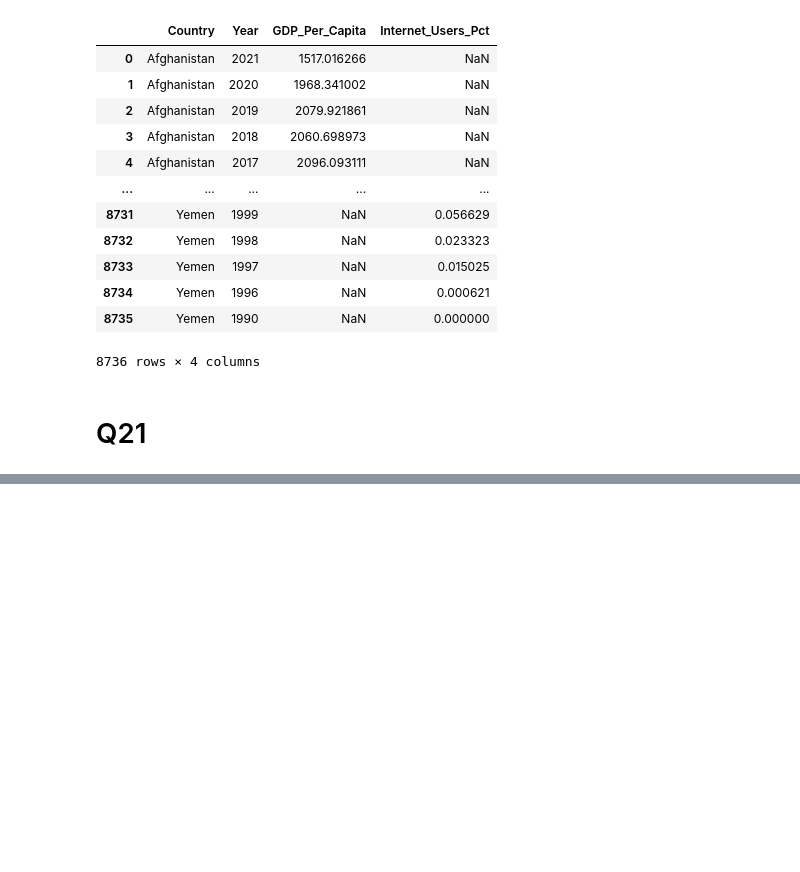
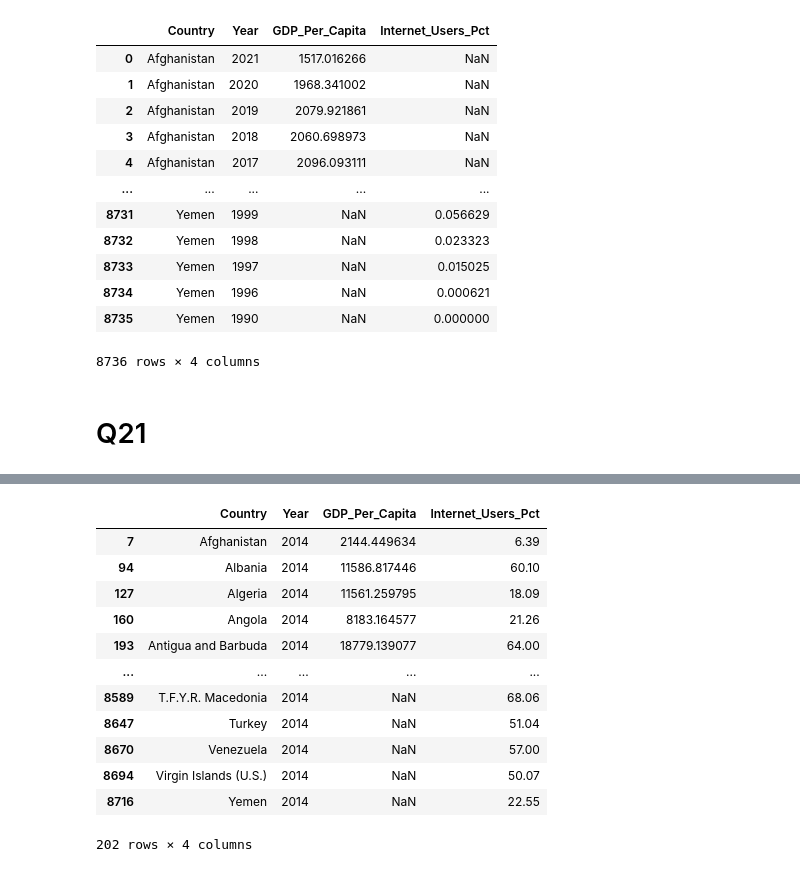
Before and after one commit to NSS-Data-Analytics-Cohort-11/undata-Jordan-D-Taylor, a Jupyter notebook: notebook/UN_data.ipynb, the cells around one changed output, grey strips where cells are left out. Saved outputs shown, nothing was run; the diff lists cells and outputs as text; code cells hidden in the pictures; blank space fills up the shorter version.

```diff
--- a/notebook/UN_data.ipynb
+++ b/notebook/UN_data.ipynb
@@ -334,0 +353,18 @@ gdp_and_internet_use
+# %%
+gdp_and_internet_use_2014_clean = gdp_and_internet_use_2014[gdp_and_internet_use_2014['Internet_Users_Pct'].notnull()]
+# %%
+gdp_and_internet_use_2014_clean
+# %% [output]
+|  | Country | Year | GDP_Per_Capita | Internet_Users_Pct |
+| 7 | Afghanistan | 2014 | 2144.449634 | 6.39 |
+| 94 | Albania | 2014 | 11586.817446 | 60.10 |
+| 127 | Algeria | 2014 | 11561.259795 | 18.09 |
+| 160 | Angola | 2014 | 8183.164577 | 21.26 |
+| 193 | Antigua and Barbuda | 2014 | 18779.139077 | 64.00 |
+| ... | ... | ... | ... | ... |
+| 8589 | T.F.Y.R. Macedonia | 2014 | NaN | 68.06 |
+| 8647 | Turkey | 2014 | NaN | 51.04 |
+| 8670 | Venezuela | 2014 | NaN | 57.00 |
+| 8694 | Virgin Islands (U.S.) | 2014 | NaN | 50.07 |
+| 8716 | Yemen | 2014 | NaN | 22.55 |
+202 rows × 4 columns
```
Also changed, not shown: parts of 14 cells of this notebook.
